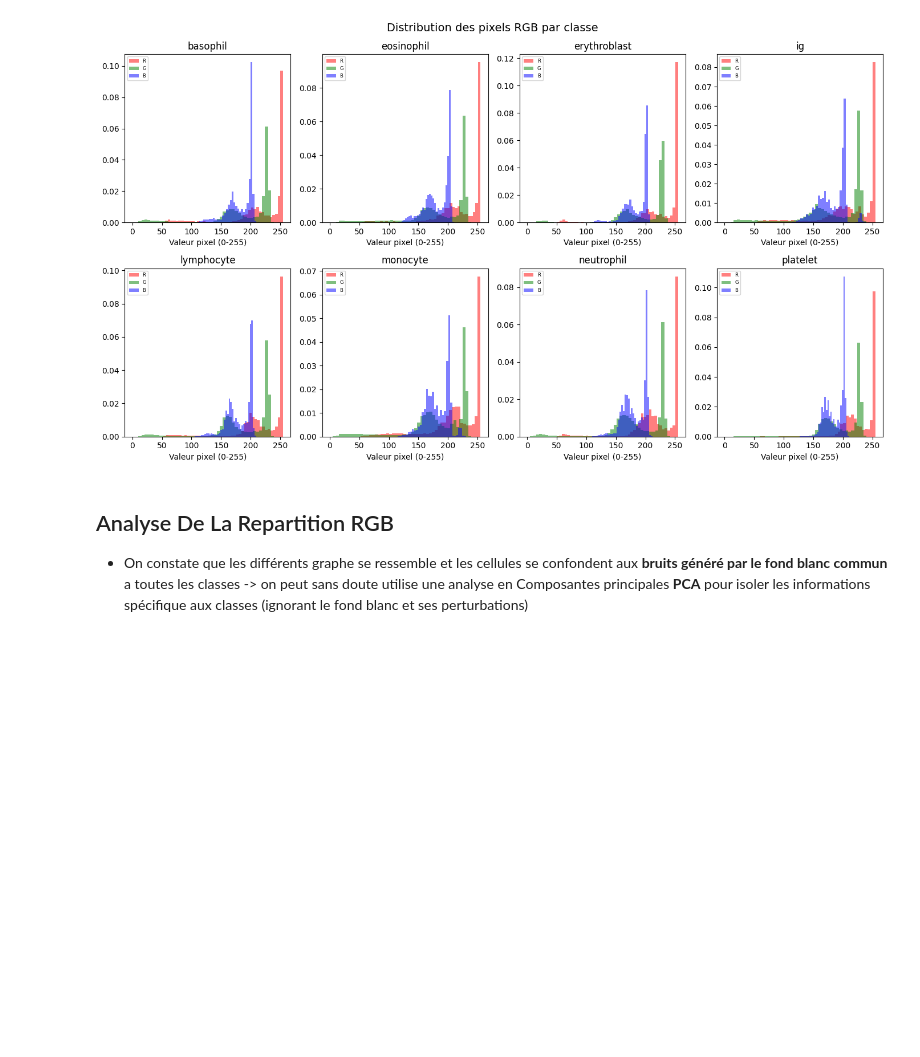
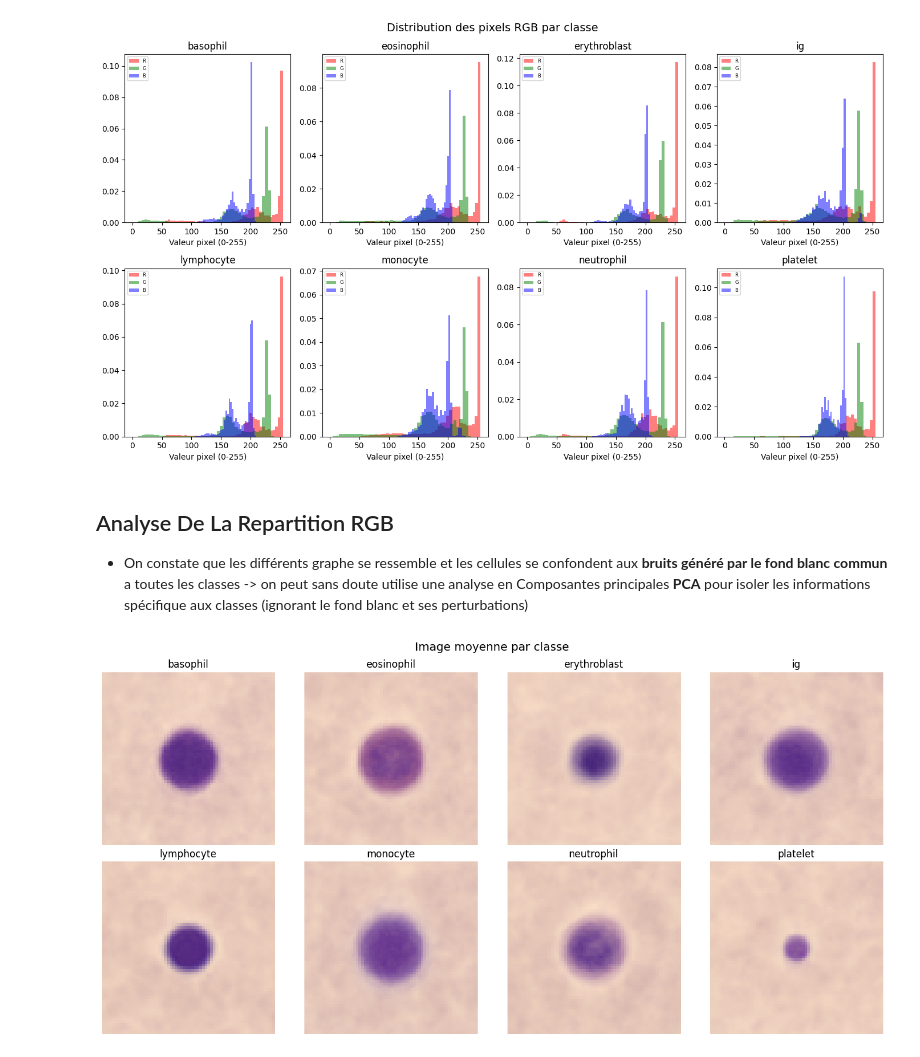
Before and after one commit to divisio74/Cvrie-supervised-and-unsupervised-study, a Jupyter notebook: medical_mnist.ipynb, the cells around one changed output. Cells and saved outputs as stored; diff of their text form; code cells hidden in the pictures; blank space fills up the shorter version.

```diff
--- a/medical_mnist.ipynb
+++ b/medical_mnist.ipynb
@@ -153,3 +155,25 @@ plt.show()
 ## Analyse De La Repartition RGB
 
 - On constate que les différents graphe se ressemble et les cellules se confondent aux **bruits généré par le fond blanc commun** a toutes les classes -> on peut sans doute utilise une analyse en Composantes principales **PCA** pour isoler les informations spécifique aux classes (ignorant le fond blanc et ses perturbations)
+# %%
+fig, axes = plt.subplots(2, 4, figsize=(14, 7))
+axes = axes.flatten()
+
+for i, cls in enumerate(classes):
+    cls_dir = os.path.join(DATA_DIR, cls)
+    images = []
+
+    for fname in os.listdir(cls_dir)[:50]:
+        img = np.array(Image.open(os.path.join(cls_dir, fname)).resize((64, 64)))
+        images.append(img)
+
+    mean_img = np.mean(images, axis=0).astype(np.uint8)
+    axes[i].imshow(mean_img)
+    axes[i].set_title(cls)
+    axes[i].axis('off')
+
+plt.suptitle("Image moyenne par classe", fontsize=14)
+plt.tight_layout()
+plt.show()
+# %% [output]
+[figure, added]
```
Also changed, not shown: parts of 2 cells of this notebook.
